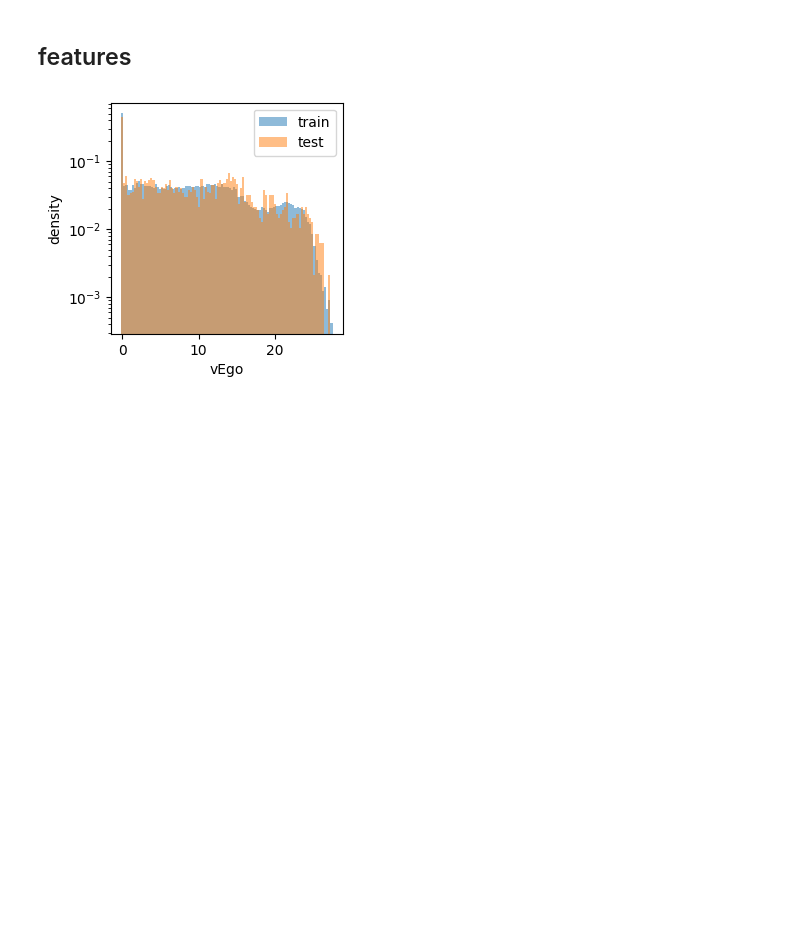
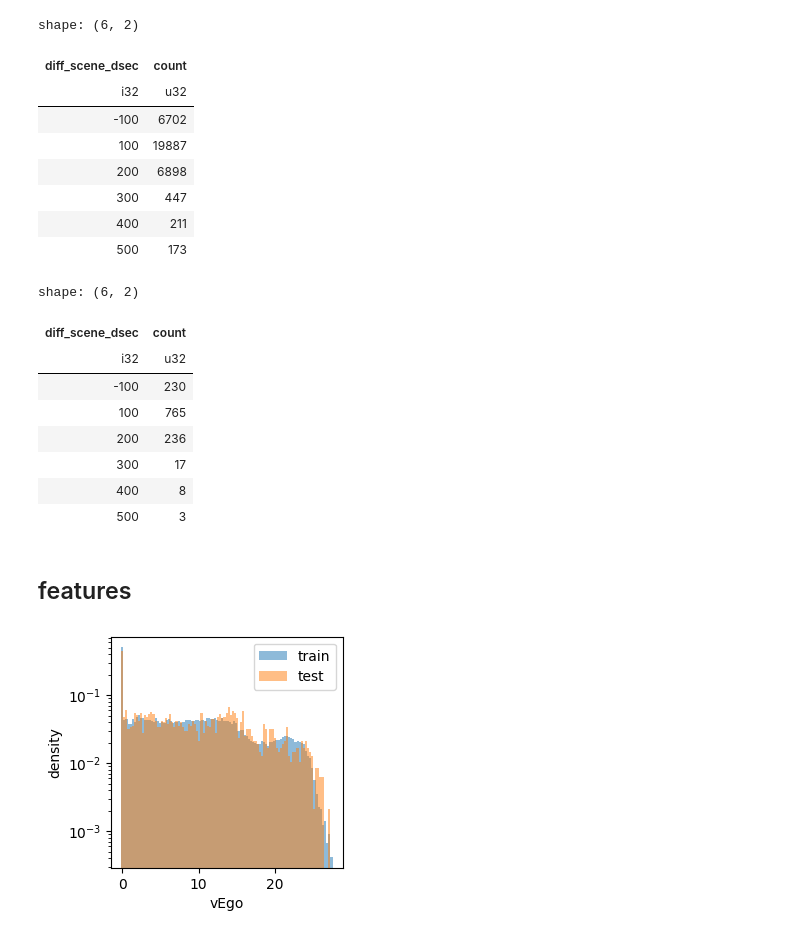
Before and after one commit to statsu1990/atmacup_18, a Jupyter notebook: experiments/eda/eda.ipynb, the cells around one changed output. Cells and saved outputs as stored; diff of their text form; code cells hidden in the pictures; blank space fills up the shorter version.

```diff
--- a/experiments/eda/eda.ipynb
+++ b/experiments/eda/eda.ipynb
@@ -108,3 +143,50 @@ shape: (1_978, 7)
+# %%
+display(
+    tr_df.with_columns(
+        pl.col("scene_dsec")
+        .cast(pl.Int32)
+        .diff()
+        .over("scene_id")
+        .alias("diff_scene_dsec")
+    )
+    .get_column("diff_scene_dsec")
+    .drop_nulls()
+    .value_counts()
+    .sort("diff_scene_dsec")
+)
+
+display(
+    ts_df.with_columns(
+        pl.col("scene_dsec")
+        .cast(pl.Int32)
+        .diff()
+        .over("scene_id")
+        .alias("diff_scene_dsec")
+    )
+    .get_column("diff_scene_dsec")
+    .drop_nulls()
+    .value_counts()
+    .sort("diff_scene_dsec")
+)
+# %% [output]
+shape: (6, 2)
+| diff_scene_dsec | count |
+| i32 | u32 |
+| -100 | 6702 |
+| 100 | 19887 |
+| 200 | 6898 |
+| 300 | 447 |
+| 400 | 211 |
+| 500 | 173 |
+shape: (6, 2)
+| diff_scene_dsec | count |
+| i32 | u32 |
+| -100 | 230 |
+| 100 | 765 |
+| 200 | 236 |
+| 300 | 17 |
+| 400 | 8 |
+| 500 | 3 |
 # %% [markdown]
 ## features
 # %%
```
Also changed, not shown: parts of 6 cells of this notebook.
